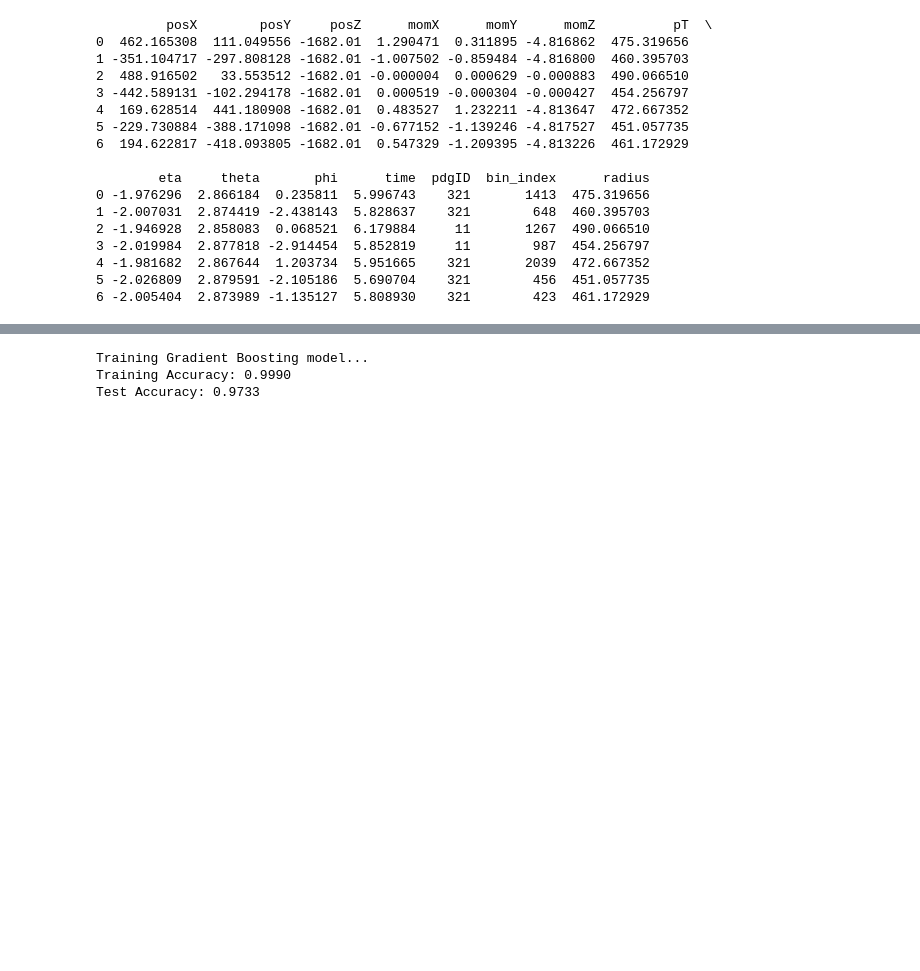
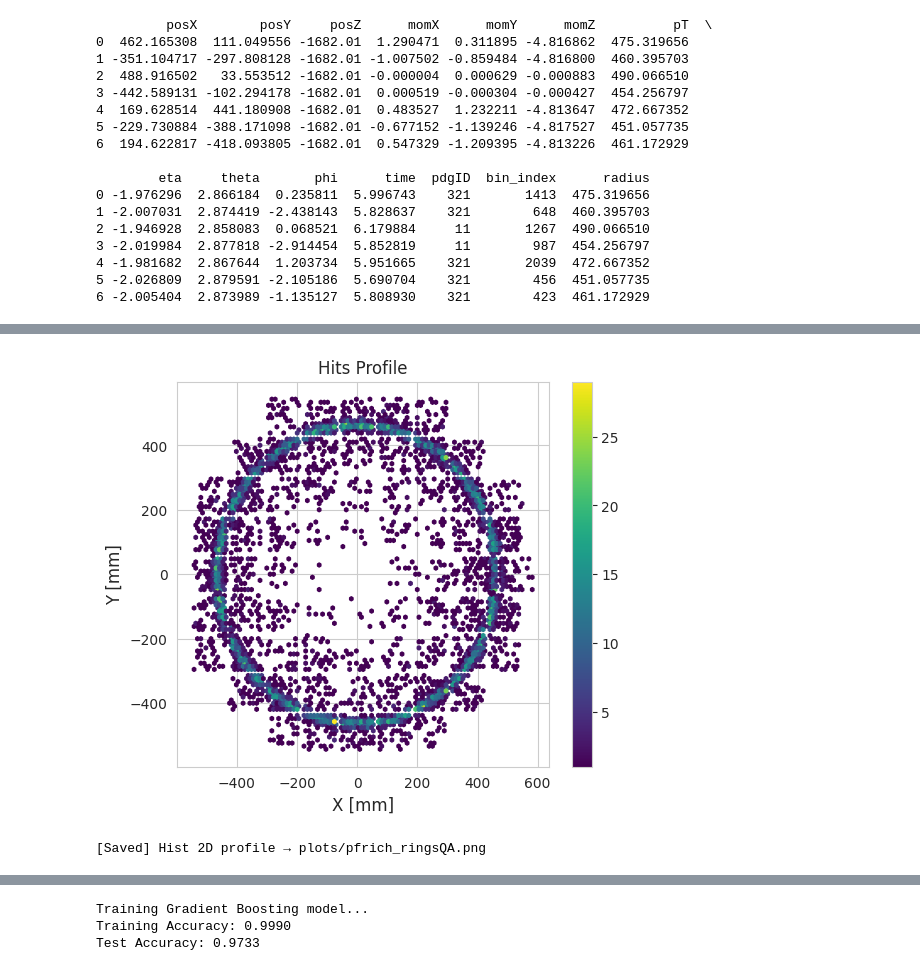
Before and after one commit to CFNSai/ml4patternrec, a Jupyter notebook: ringsdetAI.ipynb, the cells around one changed output, grey strips where cells are left out. Cells and saved outputs as stored; diff of their text form; code cells hidden in the pictures; blank space fills up the shorter version.

```diff
--- a/ringsdetAI.ipynb
+++ b/ringsdetAI.ipynb
@@ -151,0 +153,5 @@ plt.show()
+# %%
+gbhm.DDPM_utils.plot_hist2D(X=tree_df['posX'], Y=tree_df['posY'])
+# %% [output]
+[figure, added]
+[Saved] Hist 2D profile → plots/pfrich_ringsQA.png
```
Also changed, not shown: parts of 12 cells of this notebook, 3 other files.
